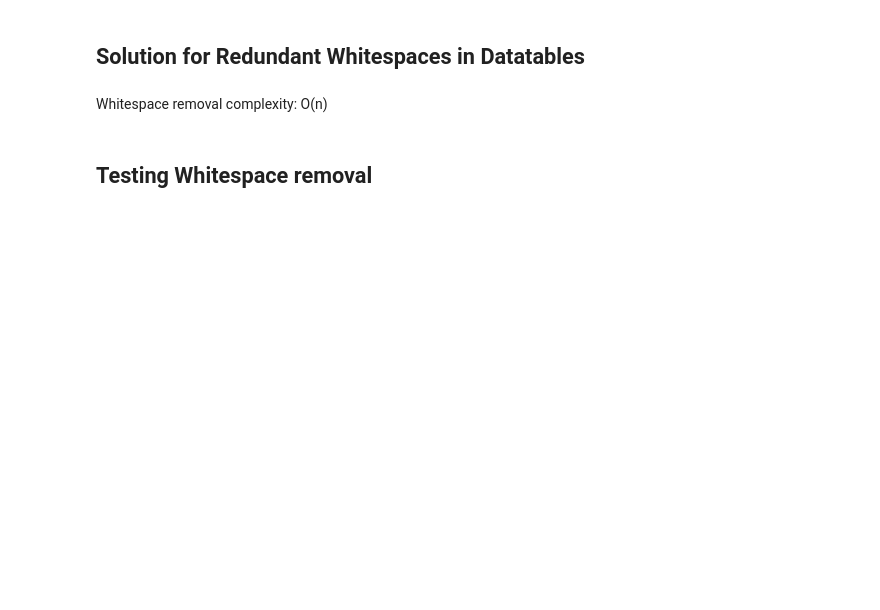
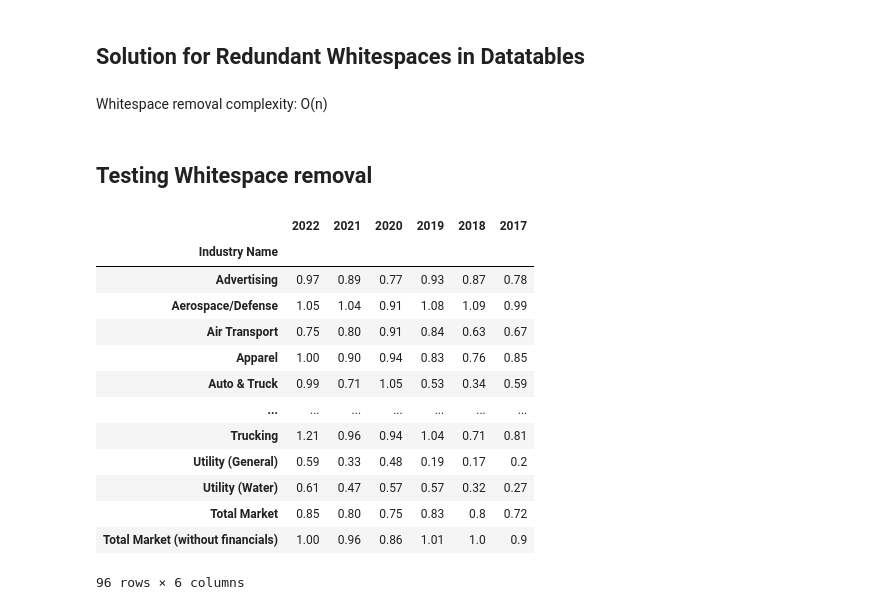
Before and after one commit to boris-szl/project_cavalier, a Jupyter notebook: app1/testing/testing.ipynb, the cells around one changed output. Saved outputs shown, nothing was run; the diff lists cells and outputs as text; code cells hidden in the pictures; blank space fills up the shorter version.

```diff
--- a/app1/testing/testing.ipynb
+++ b/app1/testing/testing.ipynb
@@ -113,3 +118,21 @@ def removeWhitespace(dataframe):
 Whitespace removal complexity: O(n)
 # %% [markdown]
 ## Testing Whitespace removal
+# %%
+unlevered_data = fd.unleveredBeta()
+unlevered_data
+# %% [output]
+|  | 2022 | 2021 | 2020 | 2019 | 2018 | 2017 |
+| Industry Name |  |  |  |  |  |  |
+| Advertising | 0.97 | 0.89 | 0.77 | 0.93 | 0.87 | 0.78 |
+| Aerospace/Defense | 1.05 | 1.04 | 0.91 | 1.08 | 1.09 | 0.99 |
+| Air Transport | 0.75 | 0.80 | 0.91 | 0.84 | 0.63 | 0.67 |
+| Apparel | 1.00 | 0.90 | 0.94 | 0.83 | 0.76 | 0.85 |
+| Auto & Truck | 0.99 | 0.71 | 1.05 | 0.53 | 0.34 | 0.59 |
+| ... | ... | ... | ... | ... | ... | ... |
+| Trucking | 1.21 | 0.96 | 0.94 | 1.04 | 0.71 | 0.81 |
+| Utility (General) | 0.59 | 0.33 | 0.48 | 0.19 | 0.17 | 0.2 |
+| Utility (Water) | 0.61 | 0.47 | 0.57 | 0.57 | 0.32 | 0.27 |
+| Total Market | 0.85 | 0.80 | 0.75 | 0.83 | 0.8 | 0.72 |
+| Total Market (without financials) | 1.00 | 0.96 | 0.86 | 1.01 | 1.0 | 0.9 |
+96 rows × 6 columns
```
Also changed, not shown: parts of 26 cells of this notebook, 3 other files.
